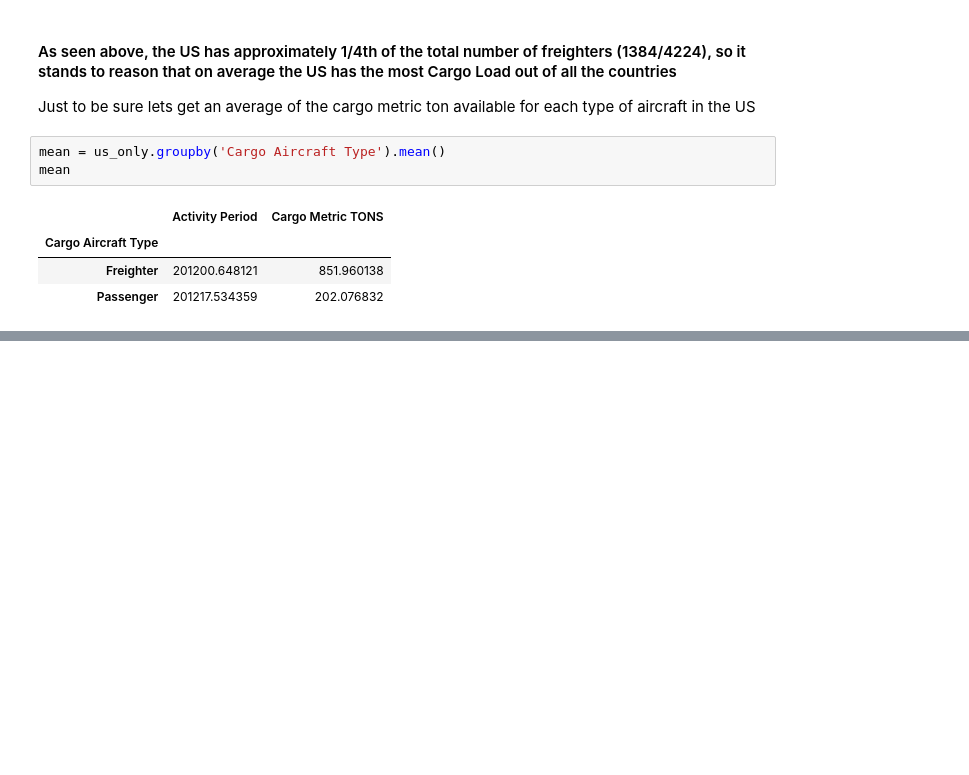
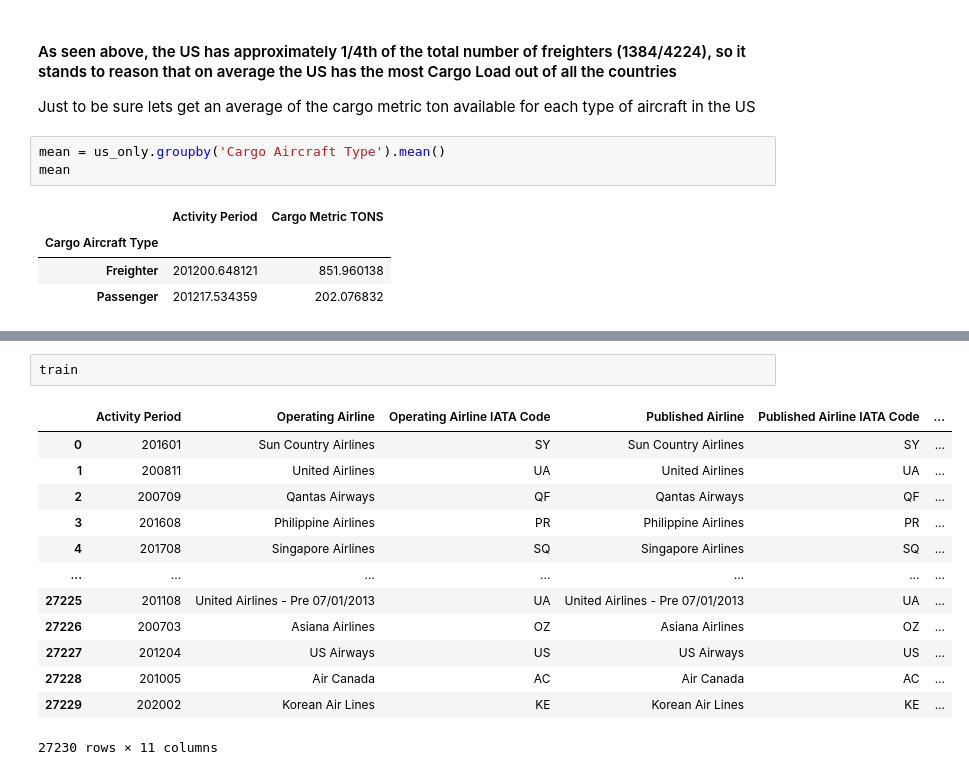
Before and after one commit to USF-CS663-Spring2022/data-challenge-1-shubham0831, a Jupyter notebook: data challenge 1.ipynb, the cells around one changed output, grey strips where cells are left out. Cells and saved outputs as stored; diff of their text form; blank space fills up the shorter version.

```diff
--- a/data challenge 1.ipynb
+++ b/data challenge 1.ipynb
@@ -379,0 +395,16 @@ test_x, test_labels = preprocess(df = test, train = False)
+# %%
+train
+# %% [output]
+|  | Activity Period | Operating Airline | Operating Airline IATA Code | Published Airline | Published Airline IATA Code | ... |
+| 0 | 201601 | Sun Country Airlines | SY | Sun Country Airlines | SY | ... |
+| 1 | 200811 | United Airlines | UA | United Airlines | UA | ... |
+| 2 | 200709 | Qantas Airways | QF | Qantas Airways | QF | ... |
+| 3 | 201608 | Philippine Airlines | PR | Philippine Airlines | PR | ... |
+| 4 | 201708 | Singapore Airlines | SQ | Singapore Airlines | SQ | ... |
+| ... | ... | ... | ... | ... | ... | ... |
+| 27225 | 201108 | United Airlines - Pre 07/01/2013 | UA | United Airlines - Pre 07/01/2013 | UA | ... |
+| 27226 | 200703 | Asiana Airlines | OZ | Asiana Airlines | OZ | ... |
+| 27227 | 201204 | US Airways | US | US Airways | US | ... |
+| 27228 | 201005 | Air Canada | AC | Air Canada | AC | ... |
+| 27229 | 202002 | Korean Air Lines | KE | Korean Air Lines | KE | ... |
+27230 rows × 11 columns
```
Also changed, not shown: parts of 29 cells of this notebook.
